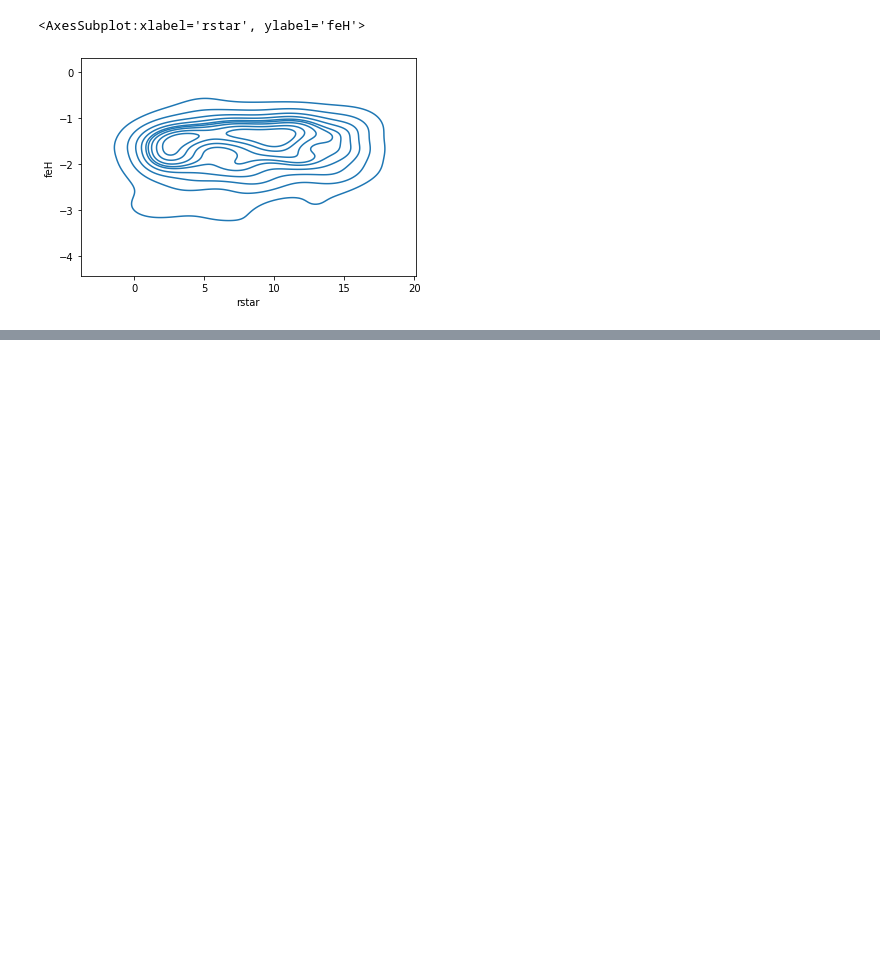
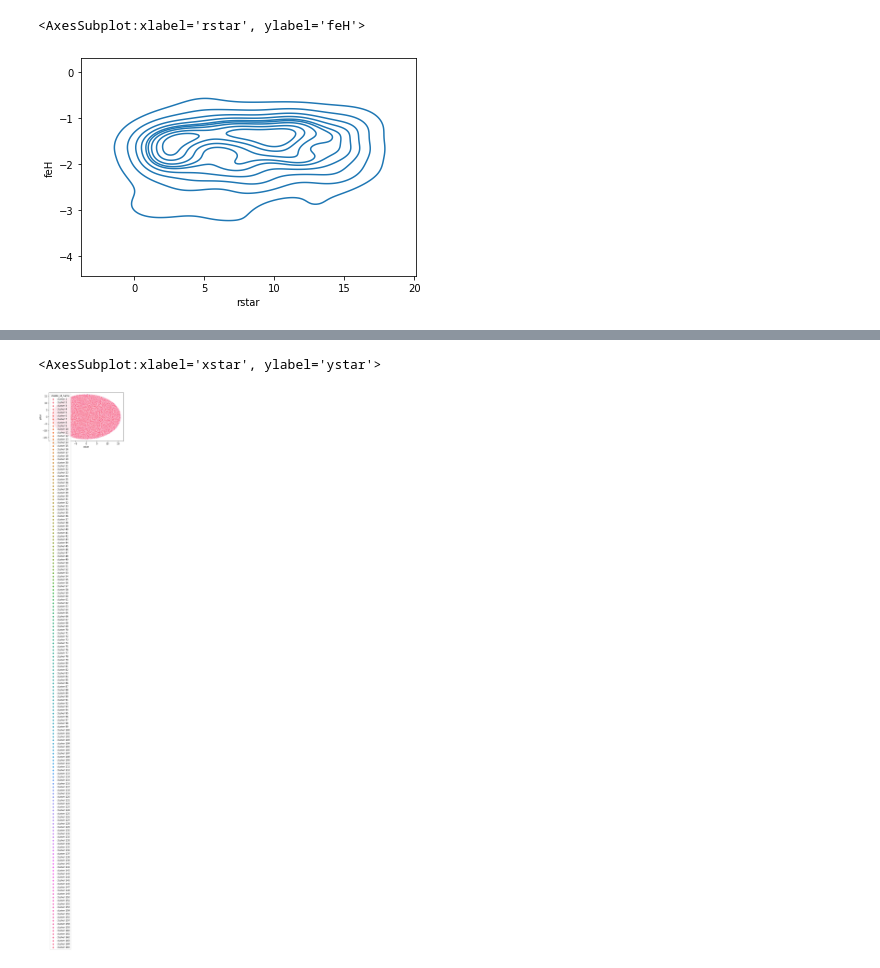
Before and after one commit to michaelyhuang23/Gaia3DR-explore, a Jupyter notebook: notebooks/explore_simulation.ipynb, the cells around one changed output, grey strips where cells are left out. Drawn from its saved outputs; the diff is of its cells as text; code cells hidden in the pictures; blank space fills up the shorter version.

```diff
--- a/notebooks/explore_simulation.ipynb
+++ b/notebooks/explore_simulation.ipynb
@@ -29,0 +28,6 @@ sns.kdeplot(data=df, x='rstar', y='feH')
+# %%
+df['cluster_id_name'] = np.array([f'cluster {id}' for id in df['cluster_id'].to_numpy()])
+sns.scatterplot(data=df, x='xstar', y='ystar', hue='cluster_id_name')
+# %% [output]
+<AxesSubplot:xlabel='xstar', ylabel='ystar'>
+[figure, added]
```
Also changed, not shown: parts of 3 cells of this notebook, 32 other files.
